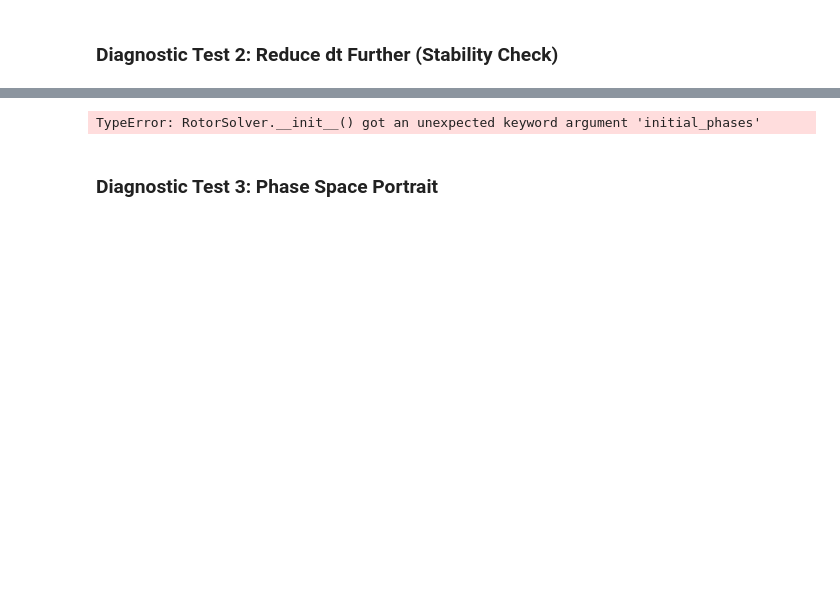
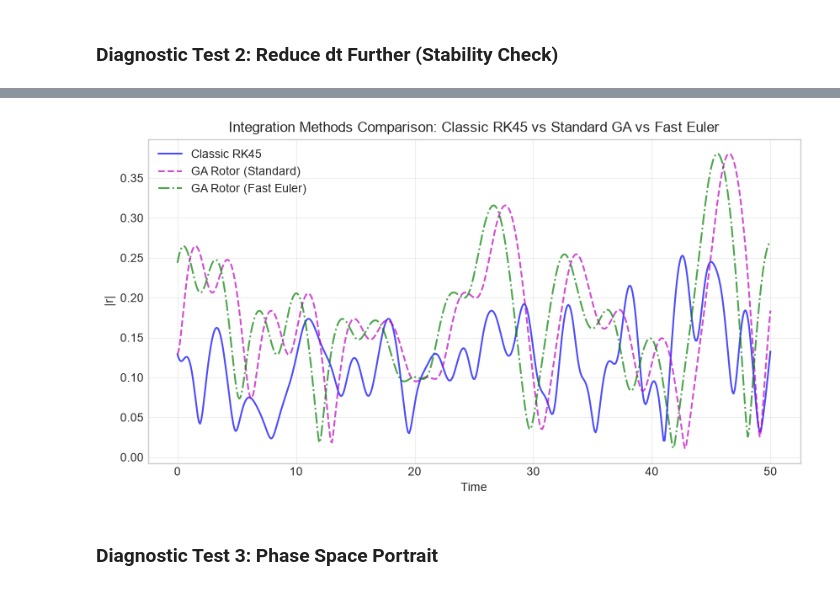
Before and after one commit to Scriber-Labs/kuramoto-benchmark-suite, a Jupyter notebook: examples/notebooks/demo.ipynb, the cells around one changed output, grey strips where cells are left out. Cells and saved outputs as stored; diff of their text form; code cells hidden in the pictures; blank space fills up the shorter version.

```diff
--- a/examples/notebooks/demo.ipynb
+++ b/examples/notebooks/demo.ipynb
@@ -335,44 +331,70 @@ Final |r| at different timesteps:
   Rotor dt=0.0005: 0.1838
 # %%
 if CLIFFORD_AVAILABLE:
-    print("🚀 Testing optimized NumPy-only rotor solver...")
+    import time
+    print("🚀 Testing Fast Euler & Geometric Bivector Torque Rotor Integration...")
 
-    # Create rotor solver in FAST mode
-    rotor_solver_fast = RotorSolver(
-        n_oscillators=N,
-        dim=2,
-        seed=seed,
-        use_numpy_only=True  # ← Skip Clifford overhead!
-    )
+    # Create rotor solvers for comparison
+    n_steps = 200
+    dt_step = 0.005
 
-    # Run simulation (should take ~1-2 seconds now)
-    t_rotor_fast, theta_rotor_fast = rotor_solver_fast.simulate(
+    solver_std = RotorSolver(n_oscillators=N, dim=2, seed=seed)
+    init_rotors_from_phases(solver_std, theta_classic[0, :])
+
+    solver_fast = RotorSolver(n_oscillators=N, dim=2, seed=seed)
+    init_rotors_from_phases(solver_fast, theta_classic[0, :])
+
+    solver_geom = RotorSolver(n_oscillators=N, dim=2, seed=seed)
+    init_rotors_from_phases(solver_geom, theta_classic[0, :])
+
+    # 1. Standard Euler benchmark
+    t0 = time.time()
+    for _ in range(n_steps):
+        solver_std.step_euler(K=K, dt=dt_step)
+    t_std = time.time() - t0
+
+    # 2. Fast Euler benchmark (vectorized O(N) order parameter)
+    t0 = time.time()
+    for _ in range(n_steps):
+        solver_fast.step_euler_fast(K=K, dt=dt_step)
+    t_fast = time.time() - t0
+
+    # 3. Geometric Bivector Torque Euler benchmark (wedge product mean field)
+    t0 = time.time()
+    for _ in range(n_steps):
+        solver_geom.step_euler_geometric(K=K, dt=dt_step)
+    t_geom = time.time() - t0
+
+    phases_std = solver_std.extract_phases()
+    phases_fast = solver_fast.extract_phases()
+    phases_geom = solver_geom.extract_phases()
+
+    diff_fast = np.max(np.abs(phases_std - phases_fast))
+    diff_geom = np.max(np.abs(phases_std - phases_geom))
+
+    print(f"⏱️ Benchmark Results ({n_steps} steps, N={N}):")
+    print(f"  Standard Euler:   {t_std*1000:.2f} ms")
+    print(f"  Fast Euler:       {t_fast*1000:.2f} ms ({t_std/max(t_fast, 1e-6):.1f}x speedup, max diff: {diff_fast:.2e})")
+    print(f"  Geometric Torque: {t_geom*1000:.2f} ms (max diff: {diff_geom:.2e})")
+
+    # Run full fast simulation
+    t_rotor_fast, theta_rotor_fast = solver_fast.simulate(
         K=K,
         t_eval=t_eval,
         dt_internal=0.001,
-        enforce_nyquist=True
+        enforce_nyquist=True,
     )
-
-    # Compute order parameter directly (no more slow loop!)
-    complex_states = np.exp(1j * theta_rotor_fast)
-    r_rotor_fast = np.abs(np.mean(complex_states, axis=1))
-
-    print(f"✅ Fast rotor simulation complete in {t_rotor_fast[-1]:.1f}s!")
+    r_rotor_fast = compute_order_parameter(theta_rotor_fast)
 
     # Plot comparison
     plt.figure(figsize=(10, 5))
     plt.plot(t_eval, r_classic, 'b-', linewidth=1.5, label='Classic RK45', alpha=0.7)
-    plt.plot(t_rotor, r_rotor_fair, 'm--', linewidth=1.5, label='GA Rotor (Clifford)', alpha=0.7)
-    plt.plot(t_rotor_fast, r_rotor_fast, 'g-.', linewidth=1.5, label='GA Rotor (NumPy-only)', alpha=0.7)
+    plt.plot(t_rotor, r_rotor_fair, 'm--', linewidth=1.5, label='GA Rotor (Standard)', alpha=0.7)
+    plt.plot(t_rotor_fast, r_rotor_fast, 'g-.', linewidth=1.5, label='GA Rotor (Fast Euler)', alpha=0.7)
     plt.xlabel('Time')
     plt.ylabel('|r|')
-    plt.title('Performance Comparison: Clifford vs. NumPy')
+    plt.title('Integration Methods Comparison: Classic RK45 vs Standard GA vs Fast Euler')
     plt.legend()
     plt.grid(True, alpha=0.3)
     plt.show()
-
-    print(f"\nFinal |r| comparison:")
-    print(f"  Classic RK45: {r_classic[-1]:.4f}")
-    print(f"  GA Rotor (Clifford): {r_rotor_fair[-1]:.4f}")
-    print(f"  GA Rotor (NumPy): {r_rotor_fast[-1]:.4f}")
 # %% [output]
@@ -380,4 +406,4 @@ if CLIFFORD_AVAILABLE:
-TypeError: RotorSolver.__init__() got an unexpected keyword argument 'initial_phases'
+[figure, added]
 # %% [markdown]
 ### Diagnostic Test 3: Phase Space Portrait
 # %%
```
Also changed, not shown: parts of 6 cells of this notebook, 5 other files.
